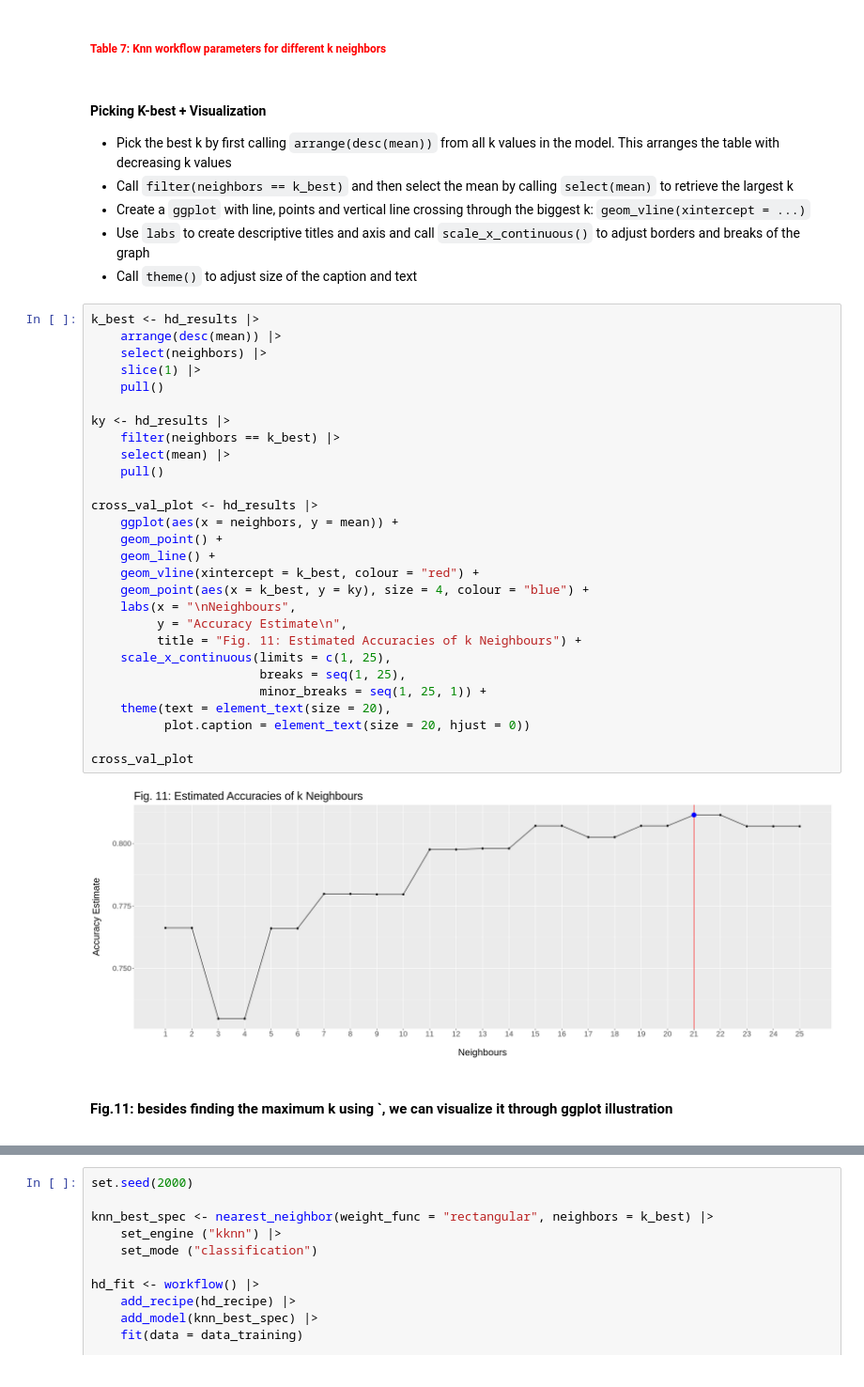
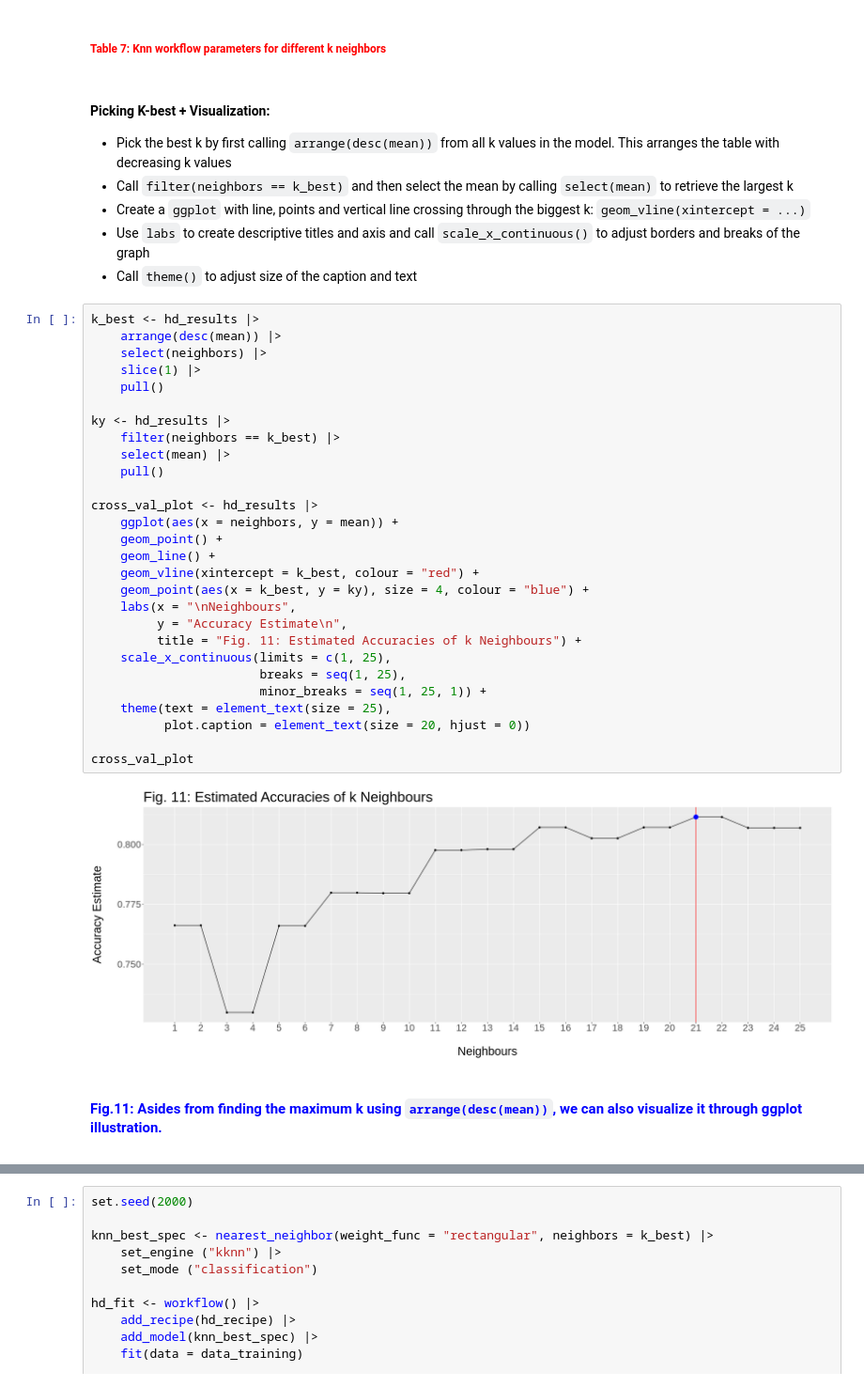
Before and after one commit to akosek4/DSCI-100-Heart-Disease-Project, a Jupyter notebook: Final-Prelim_JMB.ipynb, the cells around one changed output, grey strips where cells are left out. Shown at 94% size. Saved outputs shown, nothing was run; the diff lists cells and outputs as text.

Commit message:
More Legends...

```diff
--- a/Final-Prelim_JMB.ipynb
+++ b/Final-Prelim_JMB.ipynb
@@ -410,7 +409,7 @@ A tibble: 25 × 7
 # %% [markdown]
 ###### <span style="color: red"> Table 7: Knn workflow parameters for different k neighbors </span>
 # %% [markdown]
-#### Picking K-best + Visualization
+#### Picking K-best + Visualization:
 * Pick the best k by first calling `arrange(desc(mean))` from all k values in the model. This arranges the table with decreasing k values
 * Call `filter(neighbors == k_best)` and then select the mean by calling `select(mean)` to retrieve the largest k
 * Create a `ggplot` with line, points and vertical line crossing through the biggest k: `geom_vline(xintercept = ...)`
@@ -419,33 +418,33 @@ A tibble: 25 × 7
 # %%
 k_best <- hd_results |>
     arrange(desc(mean)) |>
     select(neighbors) |>
     slice(1) |>
     pull()
 
 ky <- hd_results |>
     filter(neighbors == k_best) |>
     select(mean) |>
     pull()
 
 cross_val_plot <- hd_results |>
     ggplot(aes(x = neighbors, y = mean)) +
     geom_point() +
     geom_line() +
     geom_vline(xintercept = k_best, colour = "red") +
     geom_point(aes(x = k_best, y = ky), size = 4, colour = "blue") +
     labs(x = "\nNeighbours",
          y = "Accuracy Estimate\n",
          title = "Fig. 11: Estimated Accuracies of k Neighbours") +
     scale_x_continuous(limits = c(1, 25),
                        breaks = seq(1, 25),
                        minor_breaks = seq(1, 25, 1)) +
-    theme(text = element_text(size = 20),
+    theme(text = element_text(size = 25),
           plot.caption = element_text(size = 20, hjust = 0))
 
 cross_val_plot
 # %% [output]
-[figure, old version]
+[figure, new version]
 # %% [markdown]
-###### <p style="color: black; margin-top: 1rem; font-size: 15px; font-family: Arial"> Fig.11: besides finding the maximum k using `, we can visualize it through ggplot illustration </p>
+###### <p style="color: blue; margin-top: 1rem; font-size: 15px; font-family: Arial"> Fig.11: Asides from finding the maximum k using `arrange(desc(mean))`, we can also visualize it through ggplot illustration. </p>
 # %% [markdown]
```
Also changed, not shown: parts of 12 cells of this notebook.
